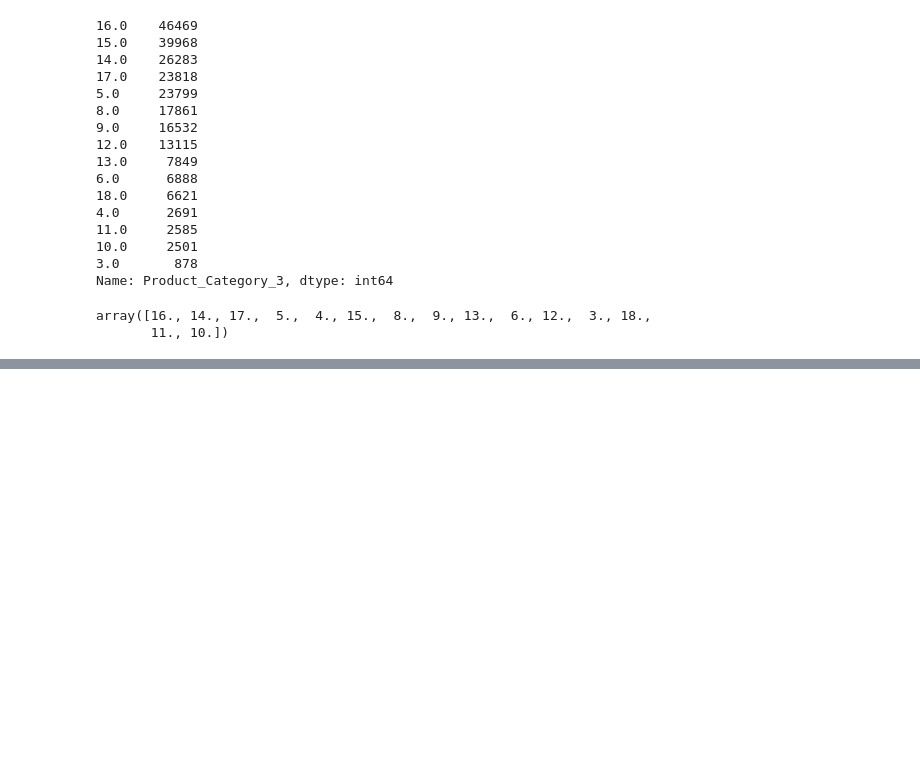
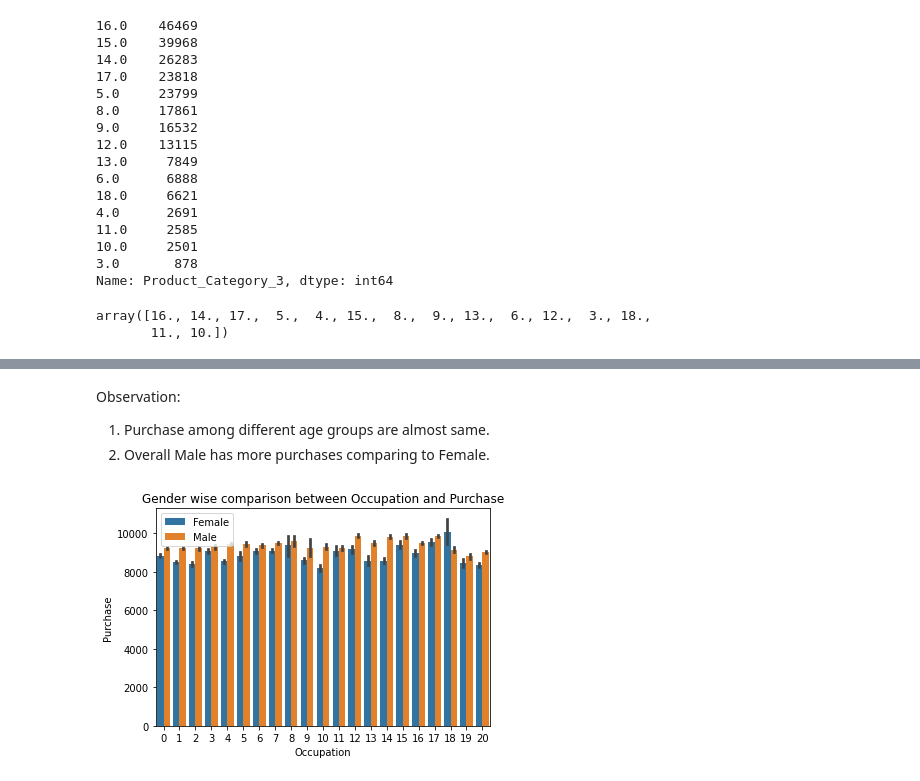
Before and after one commit to dhar9571/EDA---Black-Friday-Sales-Data, a Jupyter notebook: EDA_and_Feature_Engineering_Project_Black_Friday_Dataset.ipynb, the cells around one changed output, grey strips where cells are left out. Cells and saved outputs as stored; diff of their text form; code cells hidden in the pictures; blank space fills up the shorter version.

```diff
--- a/EDA_and_Feature_Engineering_Project_Black_Friday_Dataset.ipynb
+++ b/EDA_and_Feature_Engineering_Project_Black_Friday_Dataset.ipynb
@@ -285,0 +381,21 @@ array([16., 14., 17.,  5.,  4., 15.,  8.,  9., 13.,  6., 12.,  3., 18.,
+# %% [markdown]
+Observation:
+
+1. Purchase among different age groups are almost same.
+2. Overall Male has more purchases comparing to Female.
+# %%
+# Creating a Barplot for Occupation vs Purchase comparison:
+
+ax = sns.barplot(x=df["Occupation"],y=df["Purchase"],data=df,hue=df["Gender"])
+
+# get the legend object
+legend = ax.legend()
+
+# rename the legends
+legend.texts[0].set_text("Female")
+legend.texts[1].set_text("Male")
+
+plt.title("Gender wise comparison between Occupation and Purchase")
+plt.show()
+# %% [output]
+[figure, added]
```
Also changed, not shown: parts of 24 cells of this notebook.
